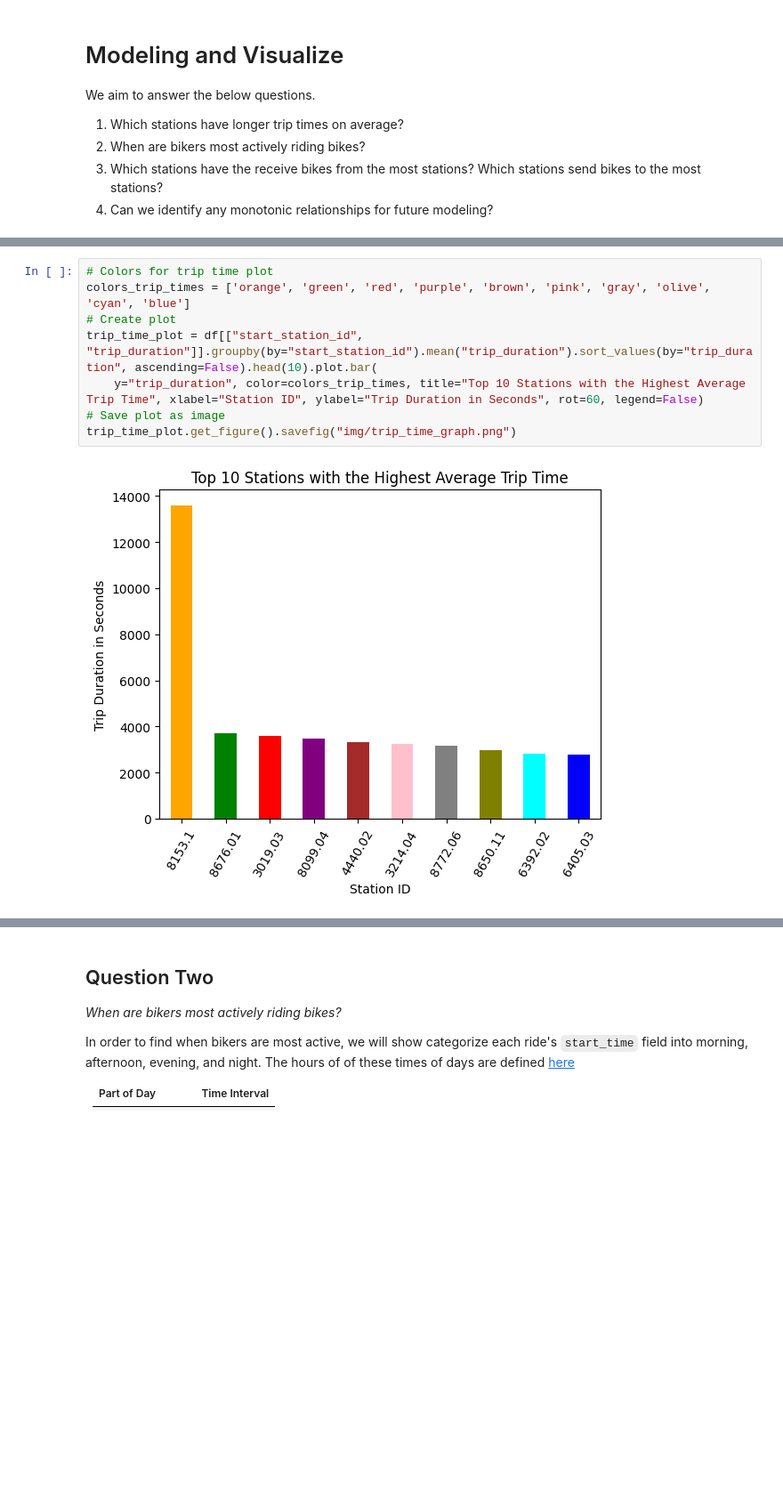
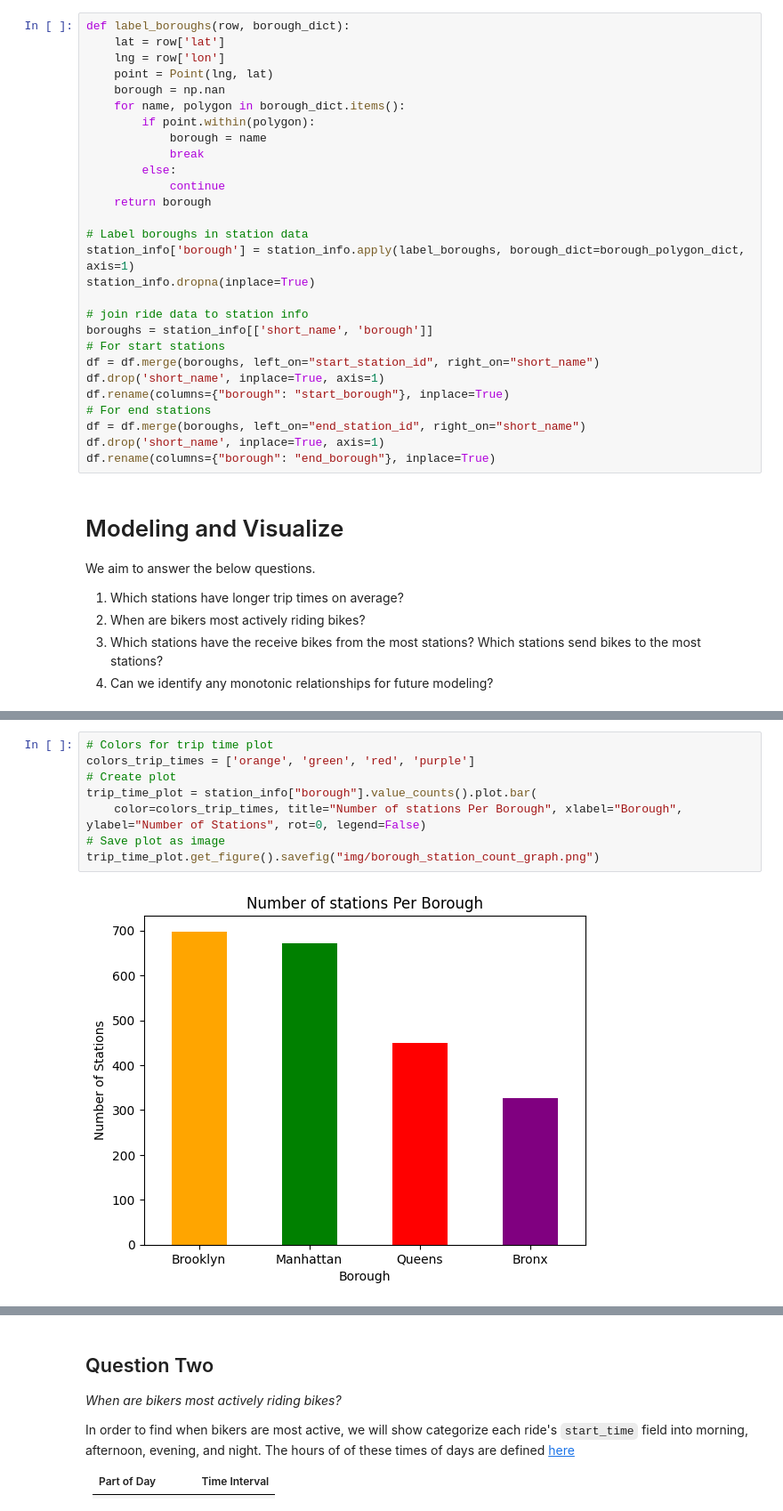
Before and after one commit to Caballesjason/Udacity---Intro-to-Data-Science-Project, a Jupyter notebook: analysis.ipynb, the cells around one changed output, grey strips where cells are left out. Shown: that part at 89% size. Drawn from its saved outputs; the diff is of its cells as text; blank space fills up the shorter version.

```diff
--- a/analysis.ipynb
+++ b/analysis.ipynb
@@ -125,3 +159,31 @@ df['ride_dist'] = df.apply(manhattan_map, axis=1)
+# %%
+def label_boroughs(row, borough_dict):
+    lat = row['lat']
+    lng = row['lon']
+    point = Point(lng, lat)
+    borough = np.nan
+    for name, polygon in borough_dict.items():
+        if point.within(polygon):
+            borough = name
+            break
+        else:
+            continue
+    return borough
+
+# Label boroughs in station data
+station_info['borough'] = station_info.apply(label_boroughs, borough_dict=borough_polygon_dict, axis=1)
+station_info.dropna(inplace=True)
+
+# join ride data to station info
+boroughs = station_info[['short_name', 'borough']]
+# For start stations
+df = df.merge(boroughs, left_on="start_station_id", right_on="short_name")
+df.drop('short_name', inplace=True, axis=1)
+df.rename(columns={"borough": "start_borough"}, inplace=True)
+# For end stations
+df = df.merge(boroughs, left_on="end_station_id", right_on="short_name")
+df.drop('short_name', inplace=True, axis=1)
+df.rename(columns={"borough": "end_borough"}, inplace=True)
 # %% [markdown]
 # Modeling and Visualize
 We aim to answer the below questions.
@@ -136,12 +198,12 @@ _Which stations have longer trip times on average?_
 <!-- https://automating-gis-processes.github.io/2017/lessons/L3/point-in-polygon.html -->
 # %%
 # Colors for trip time plot
-colors_trip_times = ['orange', 'green', 'red', 'purple', 'brown', 'pink', 'gray', 'olive', 'cyan', 'blue']
+colors_trip_times = ['orange', 'green', 'red', 'purple']
 # Create plot
-trip_time_plot = df[["start_station_id", "trip_duration"]].groupby(by="start_station_id").mean("trip_duration").sort_values(by="trip_duration", ascending=False).head(10).plot.bar(
-    y="trip_duration", color=colors_trip_times, title="Top 10 Stations with the Highest Average Trip Time", xlabel="Station ID", ylabel="Trip Duration in Seconds", rot=60, legend=False)
+trip_time_plot = station_info["borough"].value_counts().plot.bar(
+    color=colors_trip_times, title="Number of stations Per Borough", xlabel="Borough", ylabel="Number of Stations", rot=0, legend=False)
 # Save plot as image
-trip_time_plot.get_figure().savefig("img/trip_time_graph.png")
+trip_time_plot.get_figure().savefig("img/borough_station_count_graph.png")
 # %% [output]
-[figure, old version]
+[figure, new version]
 # %% [markdown]
```
Also changed, not shown: parts of 14 cells of this notebook, 5 other files.
